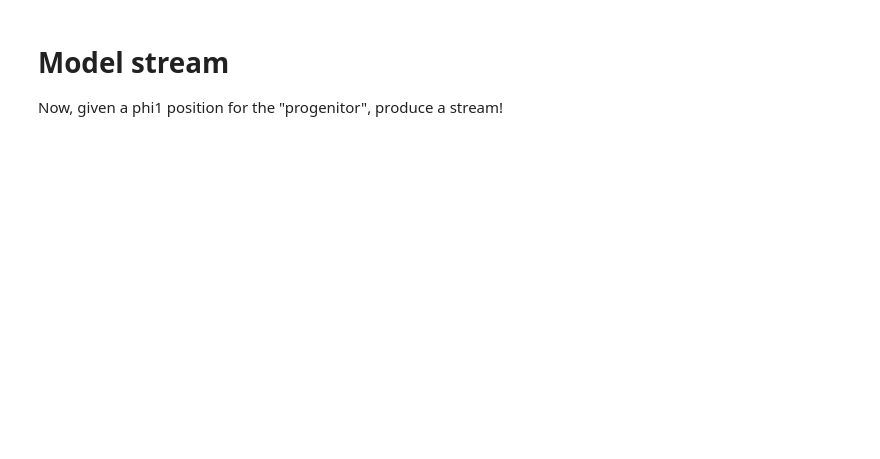
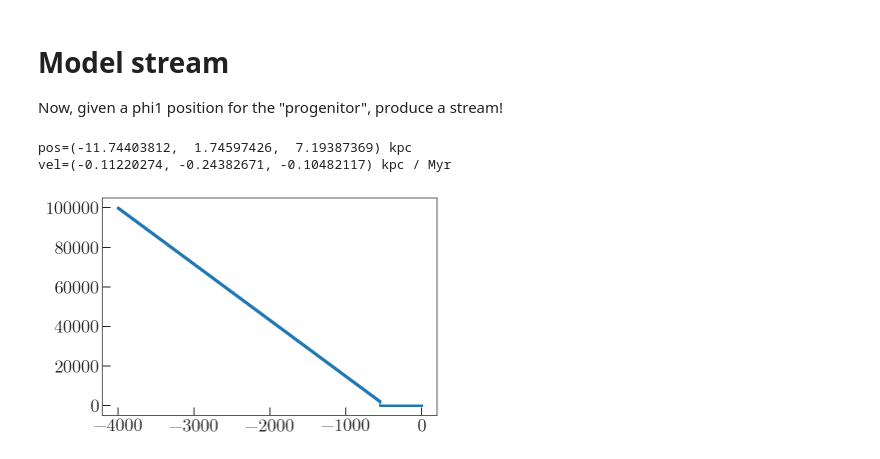
Before and after one commit to adrn/GD1-DR2, a Jupyter notebook: notebooks/4-orbit-fit-model-stream.ipynb, the cells around one changed output. Drawn from its saved outputs; the diff is of its cells as text; code cells hidden in the pictures; blank space fills up the shorter version.

```diff
--- a/notebooks/4-orbit-fit-model-stream.ipynb
+++ b/notebooks/4-orbit-fit-model-stream.ipynb
@@ -352,13 +391,16 @@ fig.savefig('../paper/submit-aas/orbitfit-long.pdf')
 
 Now, given a phi1 position for the "progenitor", produce a stream!
 # %%
-prog_phi0 = -13.5*u.deg
-# prog_phi0 = -20*u.deg
+# prog_phi0 = -13.5*u.deg
+prog_phi0 = -20*u.deg
 
 model_gd1 = fit_orbit.to_coord_frame(gc.GD1, galactocentric_frame=gc_frame)
 prog_i = np.abs(model_gd1.phi1.wrap_at(180*u.deg) - prog_phi0).argmin()
 prog_w0 = fit_orbit[prog_i][0]
 print(prog_w0)
+# %% [output]
+pos=(-11.74403812,  1.74597426,  7.19387369) kpc
+vel=(-0.11220274, -0.24382671, -0.10482117) kpc / Myr
 # %%
 prog_orbit = ham.integrate_orbit(prog_w0,
                                  dt=-0.5, t1=0*u.Myr, t2=-4*u.Gyr)
@@ -368,16 +410,18 @@ streakline_stream = mockstream.streakline_stream(ham, prog_orbit, 6e4*u.Msun, re
 # %%
 # stream = mockstream.fardal_stream(ham, prog_orbit, 4E5*u.Msun, release_every=1)
 
-# t_disrupt = -550*u.Myr
-t_disrupt = -50 *u.Myr
+t_disrupt = -550*u.Myr
+# t_disrupt = -50 *u.Myr
 n_times = (prog_orbit.t < t_disrupt).sum()
 prog_mass = np.linspace(1E5, 2E3, n_times)
 prog_mass = np.concatenate((prog_mass, np.zeros(len(prog_orbit.t) - n_times))) * u.Msun
 plt.plot(prog_orbit.t, prog_mass)
 stream = mockstream.dissolved_fardal_stream(ham, prog_orbit, prog_mass=prog_mass,
                                             t_disrupt=t_disrupt, release_every=1)
 
 n_steps_disrupt = int(abs(t_disrupt / (prog_orbit.t[1]-prog_orbit.t[0])))
 stream = stream[:-2*n_steps_disrupt]
+# %% [output]
+[figure, added]
 # %%
 _ = stream.plot()
```
Also changed, not shown: parts of 11 cells of this notebook, 1 other file.
